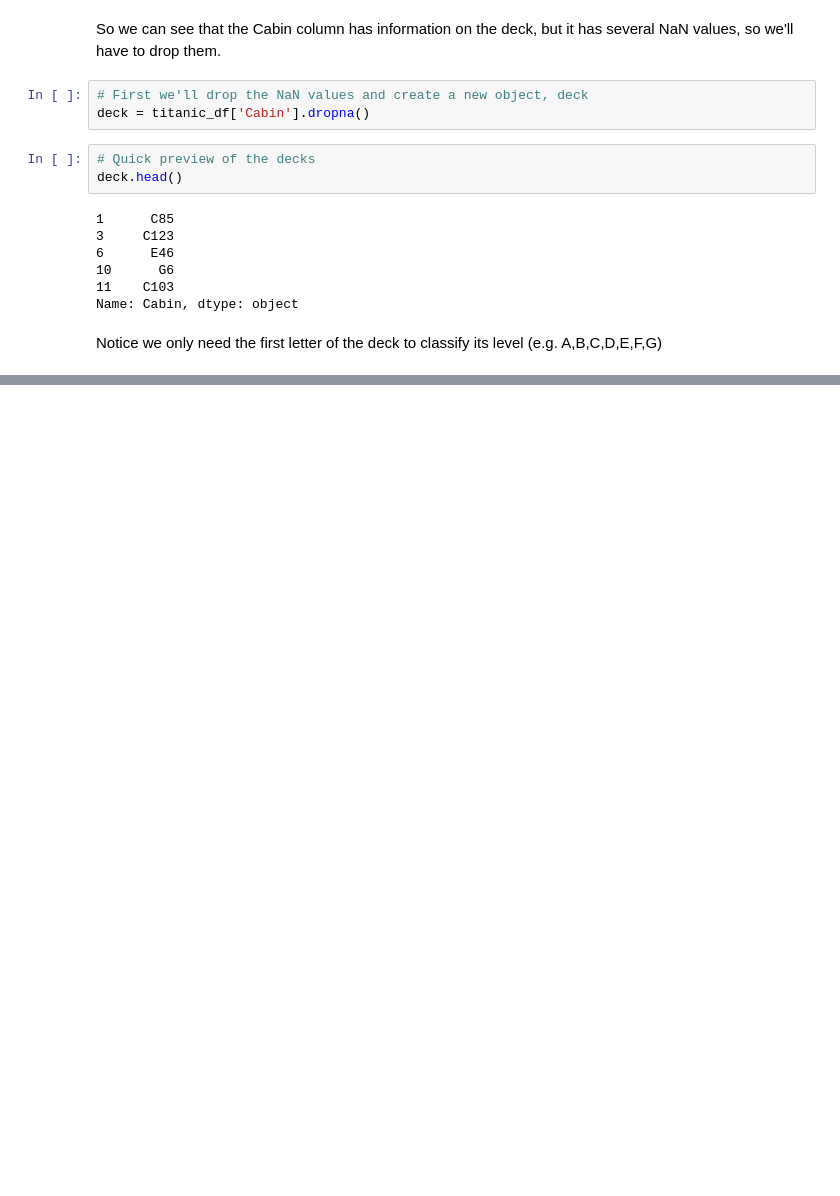
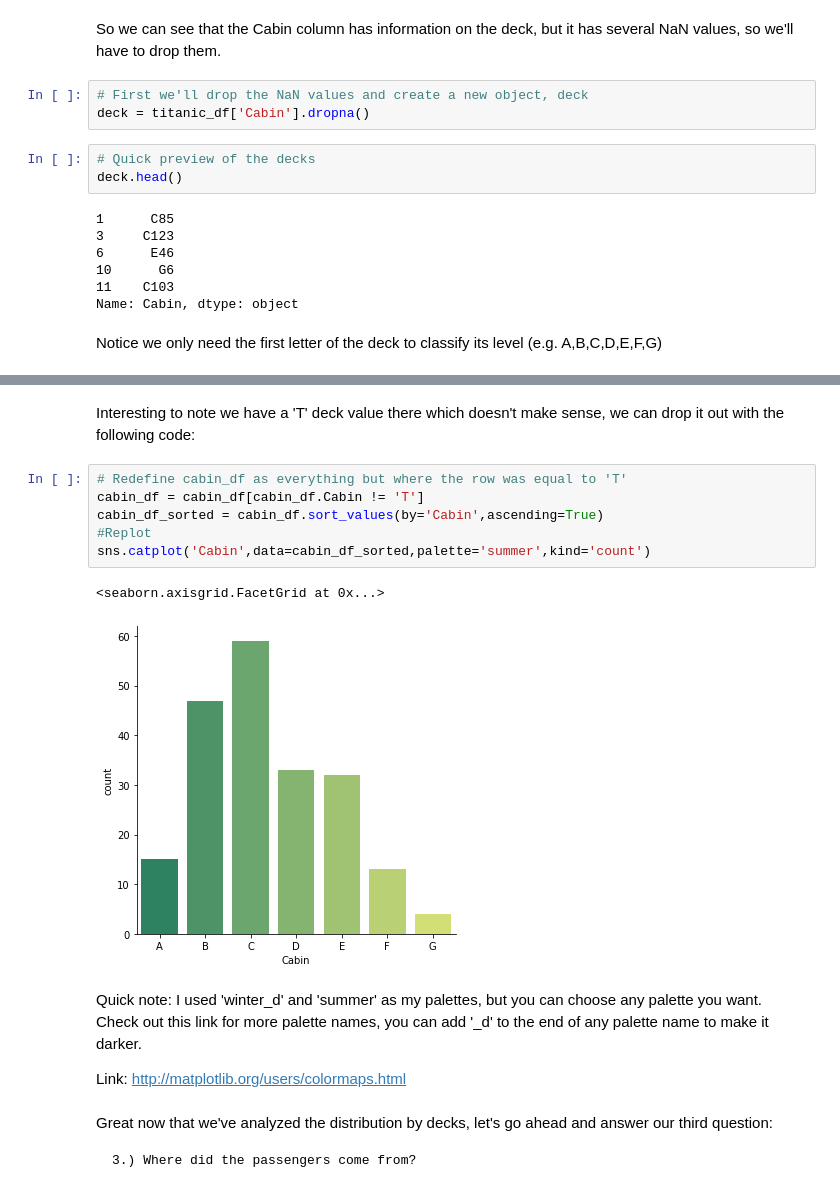
Before and after one commit to sealoyal/LearnPython, a Jupyter notebook: udemy/titanic/titanic1.ipynb, the cells around one changed output, grey strips where cells are left out. Cells and saved outputs as stored; diff of their text form; blank space fills up the shorter version.

```diff
--- a/udemy/titanic/titanic1.ipynb
+++ b/udemy/titanic/titanic1.ipynb
@@ -222,0 +223,19 @@ sns.catplot(x='Cabin',data=cabin_df,kind='count',palette='winter_d')
+# %% [markdown]
+Interesting to note we have a 'T' deck value there which doesn't make sense, we can drop it out with the following code:
+# %%
+# Redefine cabin_df as everything but where the row was equal to 'T'
+cabin_df = cabin_df[cabin_df.Cabin != 'T']
+cabin_df_sorted = cabin_df.sort_values(by='Cabin',ascending=True)
+#Replot
+sns.catplot('Cabin',data=cabin_df_sorted,palette='summer',kind='count')
+# %% [output]
+<seaborn.axisgrid.FacetGrid at 0x...>
+[figure, added]
+# %% [markdown]
+Quick note: I used 'winter_d' and 'summer' as my palettes, but you can choose any palette you want. Check out this link for more palette names, you can add '_d' to the end of any palette name to make it darker.
+
+Link: http://matplotlib.org/users/colormaps.html
+# %% [markdown]
+Great now that we've analyzed the distribution by decks, let's go ahead and answer our third question:
+
+    3.) Where did the passengers come from?
```
Also changed, not shown: parts of 17 cells of this notebook.
